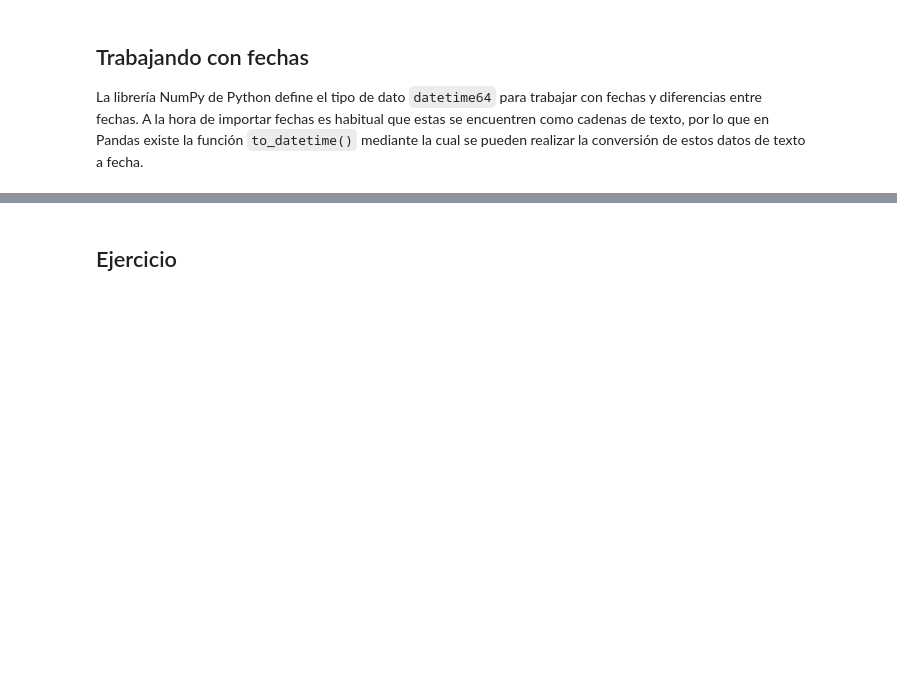
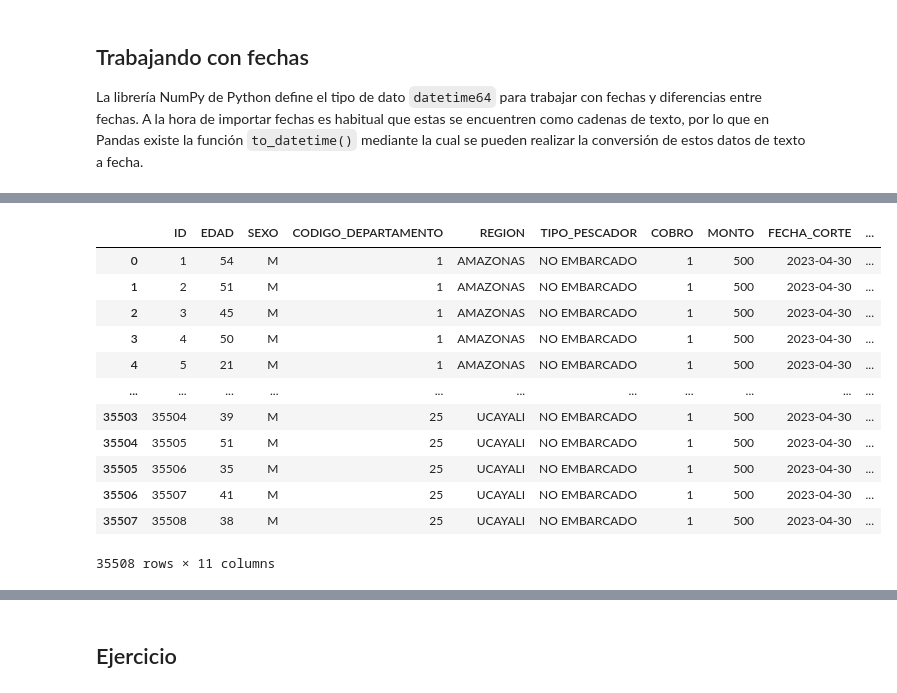
Before and after one commit to TheRealBoss0805/cursoPythonIdat, a Jupyter notebook: clase_3/clase-03.ipynb, the cells around one changed output, grey strips where cells are left out. Cells and saved outputs as stored; diff of their text form; code cells hidden in the pictures; blank space fills up the shorter version.

```diff
--- a/clase_3/clase-03.ipynb
+++ b/clase_3/clase-03.ipynb
@@ -258,0 +552,20 @@ La librería NumPy de Python define el tipo de dato `datetime64` para trabajar c
+# %%
+#Agrupe por sexo y muestre cuanto fue el monto que recibió por cada sexo en el 2023
+df_bono_pescador["FECHA_CORTE"] = pd.to_datetime(df_bono_pescador["FECHA_CORTE"], format="%Y%m%d")
+
+df_bono_pescador["FECHA_CORTE_ANIO"] = df_bono_pescador["FECHA_CORTE"].dt.year
+df_bono_pescador
+# %% [output]
+|  | ID | EDAD | SEXO | CODIGO_DEPARTAMENTO | REGION | TIPO_PESCADOR | COBRO | MONTO | FECHA_CORTE | ... |
+| 0 | 1 | 54 | M | 1 | AMAZONAS | NO EMBARCADO | 1 | 500 | 2023-04-30 | ... |
+| 1 | 2 | 51 | M | 1 | AMAZONAS | NO EMBARCADO | 1 | 500 | 2023-04-30 | ... |
+| 2 | 3 | 45 | M | 1 | AMAZONAS | NO EMBARCADO | 1 | 500 | 2023-04-30 | ... |
+| 3 | 4 | 50 | M | 1 | AMAZONAS | NO EMBARCADO | 1 | 500 | 2023-04-30 | ... |
+| 4 | 5 | 21 | M | 1 | AMAZONAS | NO EMBARCADO | 1 | 500 | 2023-04-30 | ... |
+| ... | ... | ... | ... | ... | ... | ... | ... | ... | ... | ... |
+| 35503 | 35504 | 39 | M | 25 | UCAYALI | NO EMBARCADO | 1 | 500 | 2023-04-30 | ... |
+| 35504 | 35505 | 51 | M | 25 | UCAYALI | NO EMBARCADO | 1 | 500 | 2023-04-30 | ... |
+| 35505 | 35506 | 35 | M | 25 | UCAYALI | NO EMBARCADO | 1 | 500 | 2023-04-30 | ... |
+| 35506 | 35507 | 41 | M | 25 | UCAYALI | NO EMBARCADO | 1 | 500 | 2023-04-30 | ... |
+| 35507 | 35508 | 38 | M | 25 | UCAYALI | NO EMBARCADO | 1 | 500 | 2023-04-30 | ... |
+35508 rows × 11 columns
```
Also changed, not shown: parts of 40 cells of this notebook, 13 other files.
